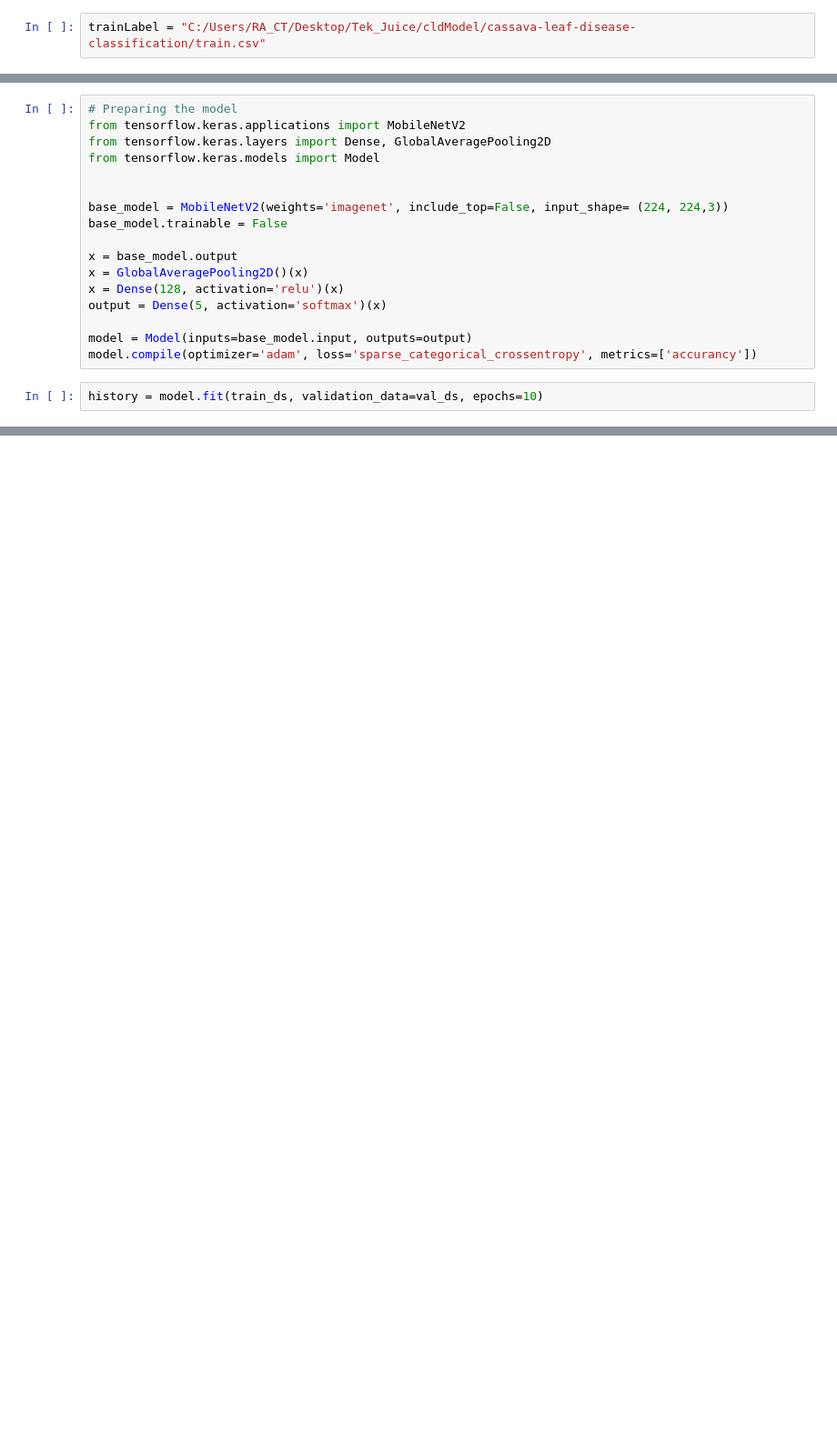
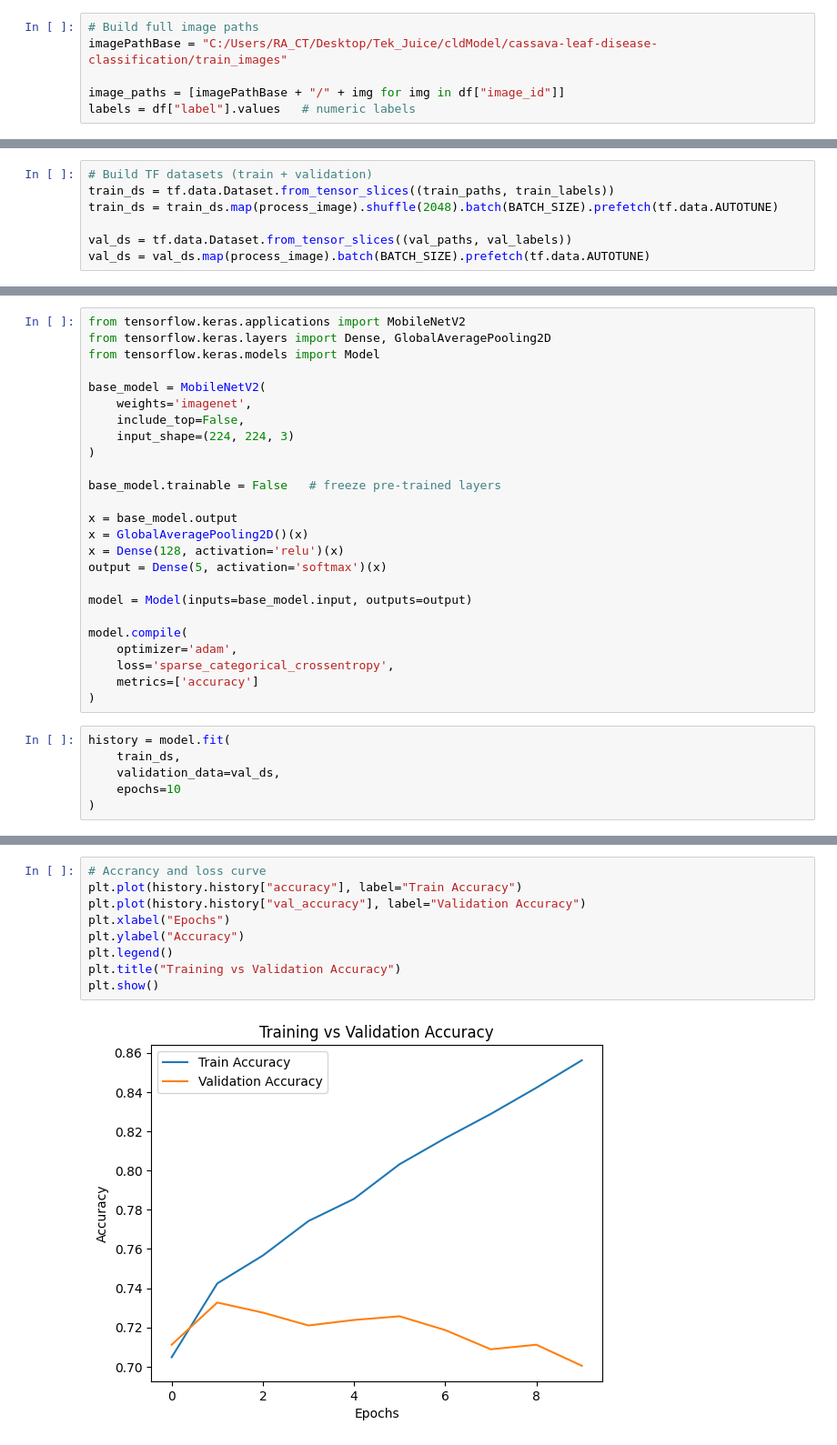
Before and after one commit to crop-Guard-AI-tek-juice/cldModel, a Jupyter notebook: imageleafDisease.ipynb, the cells around one changed output, grey strips where cells are left out. Shown at 91% size. Drawn from its saved outputs; the diff is of its cells as text; blank space fills up the shorter version.

Commit message:
Model verification

```diff
--- a/imageleafDisease.ipynb
+++ b/imageleafDisease.ipynb
@@ -8,2 +27,6 @@ labelPath = "C:/Users/RA_CT/Desktop/Tek_Juice/cldModel/cassava-leaf-disease-clas
 # %%
-trainLabel = "C:/Users/RA_CT/Desktop/Tek_Juice/cldModel/cassava-leaf-disease-classification/train.csv"
+# Build full image paths
+imagePathBase = "C:/Users/RA_CT/Desktop/Tek_Juice/cldModel/cassava-leaf-disease-classification/train_images"
+
+image_paths = [imagePathBase + "/" + img for img in df["image_id"]]
+labels = df["label"].values   # numeric labels
@@ -85,0 +60,7 @@ from sklearn.model_selection import train_test_split
+# %%
+# Build TF datasets (train + validation)
+train_ds = tf.data.Dataset.from_tensor_slices((train_paths, train_labels))
+train_ds = train_ds.map(process_image).shuffle(2048).batch(BATCH_SIZE).prefetch(tf.data.AUTOTUNE)
+
+val_ds = tf.data.Dataset.from_tensor_slices((val_paths, val_labels))
+val_ds = val_ds.map(process_image).batch(BATCH_SIZE).prefetch(tf.data.AUTOTUNE)
@@ -86,12 +74,15 @@ from sklearn.model_selection import train_test_split
 # %%
-# Preparing the model
 from tensorflow.keras.applications import MobileNetV2
 from tensorflow.keras.layers import Dense, GlobalAveragePooling2D
 from tensorflow.keras.models import Model
 
+base_model = MobileNetV2(
+    weights='imagenet',
+    include_top=False,
+    input_shape=(224, 224, 3)
+)
 
-base_model = MobileNetV2(weights='imagenet', include_top=False, input_shape= (224, 224,3))
-base_model.trainable = False
+base_model.trainable = False   # freeze pre-trained layers
 
 x = base_model.output
 x = GlobalAveragePooling2D()(x)
@@ -99,6 +90,15 @@ x = Dense(128, activation='relu')(x)
 output = Dense(5, activation='softmax')(x)
 
 model = Model(inputs=base_model.input, outputs=output)
-model.compile(optimizer='adam', loss='sparse_categorical_crossentropy', metrics=['accurancy'])
+
+model.compile(
+    optimizer='adam',
+    loss='sparse_categorical_crossentropy',
+    metrics=['accuracy']
+)
 # %%
-history = model.fit(train_ds, validation_data=val_ds, epochs=10)
+history = model.fit(
+    train_ds,
+    validation_data=val_ds,
+    epochs=10
+)
@@ -104,0 +206,11 @@ history = model.fit(train_ds, validation_data=val_ds, epochs=10)
+# %%
+# Accrancy and loss curve
+plt.plot(history.history["accuracy"], label="Train Accuracy")
+plt.plot(history.history["val_accuracy"], label="Validation Accuracy")
+plt.xlabel("Epochs")
+plt.ylabel("Accuracy")
+plt.legend()
+plt.title("Training vs Validation Accuracy")
+plt.show()
+# %% [output]
+[figure, added]
```
Also changed, not shown: parts of 19 cells of this notebook, 2 other files.
